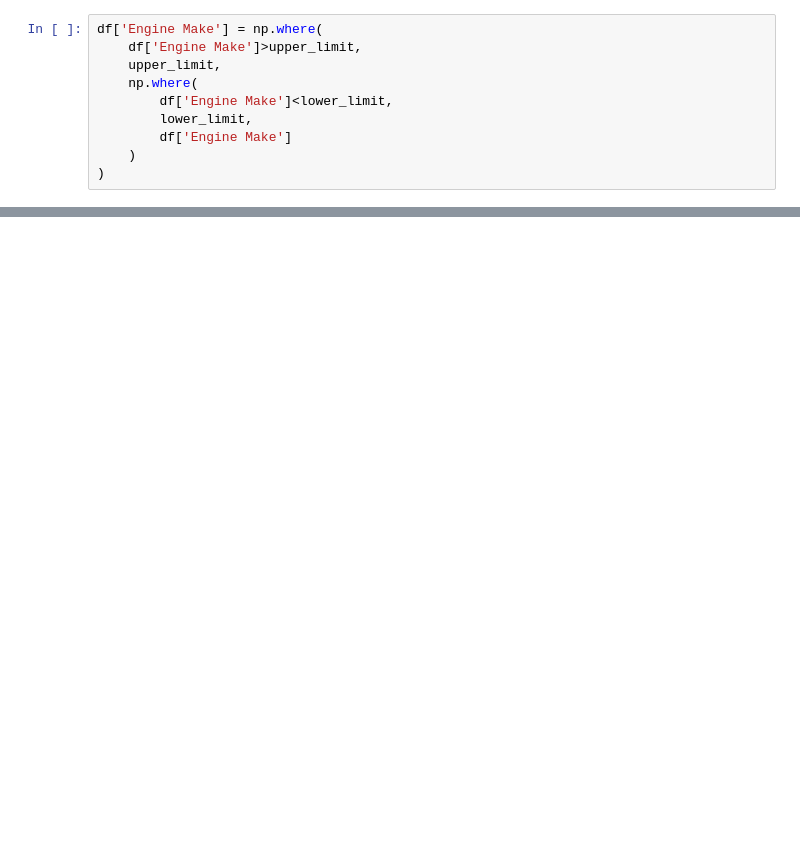
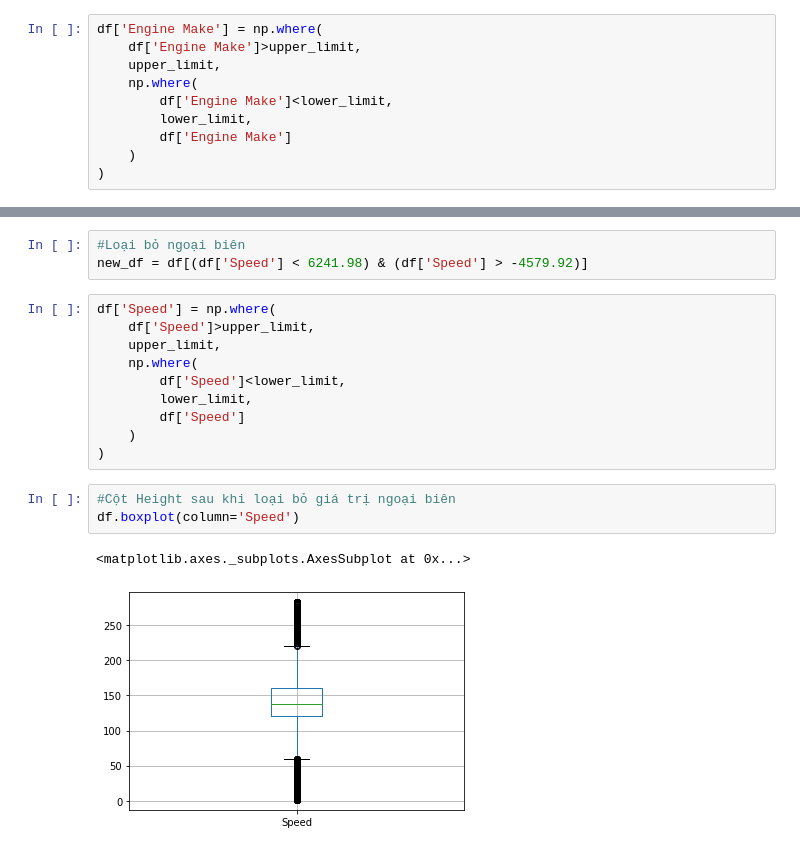
Before and after one commit to rekuantsun/PTDL-Python, a Jupyter notebook: Pandas_4.ipynb, the cells around one changed output, grey strips where cells are left out. Saved outputs shown, nothing was run; the diff lists cells and outputs as text; blank space fills up the shorter version.

```diff
--- a/Pandas_4.ipynb
+++ b/Pandas_4.ipynb
@@ -112,0 +158,19 @@ df.boxplot(column='Engine Make')
+# %%
+#Loại bỏ ngoại biên
+new_df = df[(df['Speed'] < 6241.98) & (df['Speed'] > -4579.92)]
+# %%
+df['Speed'] = np.where(
+    df['Speed']>upper_limit,
+    upper_limit,
+    np.where(
+        df['Speed']<lower_limit,
+        lower_limit,
+        df['Speed']
+    )
+)
+# %%
+#Cột Height sau khi loại bỏ giá trị ngoại biên
+df.boxplot(column='Speed')
+# %% [output]
+<matplotlib.axes._subplots.AxesSubplot at 0x...>
+[figure, added]
```
Also changed, not shown: parts of 12 cells of this notebook.
